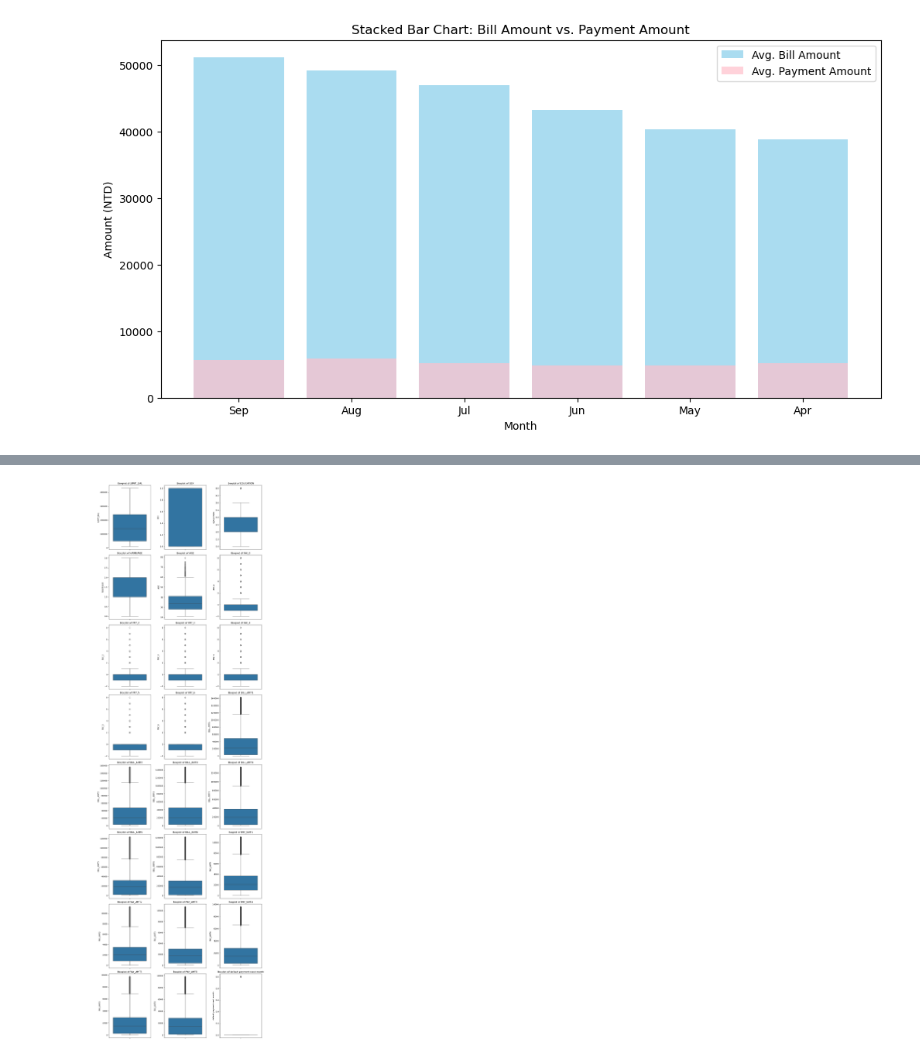
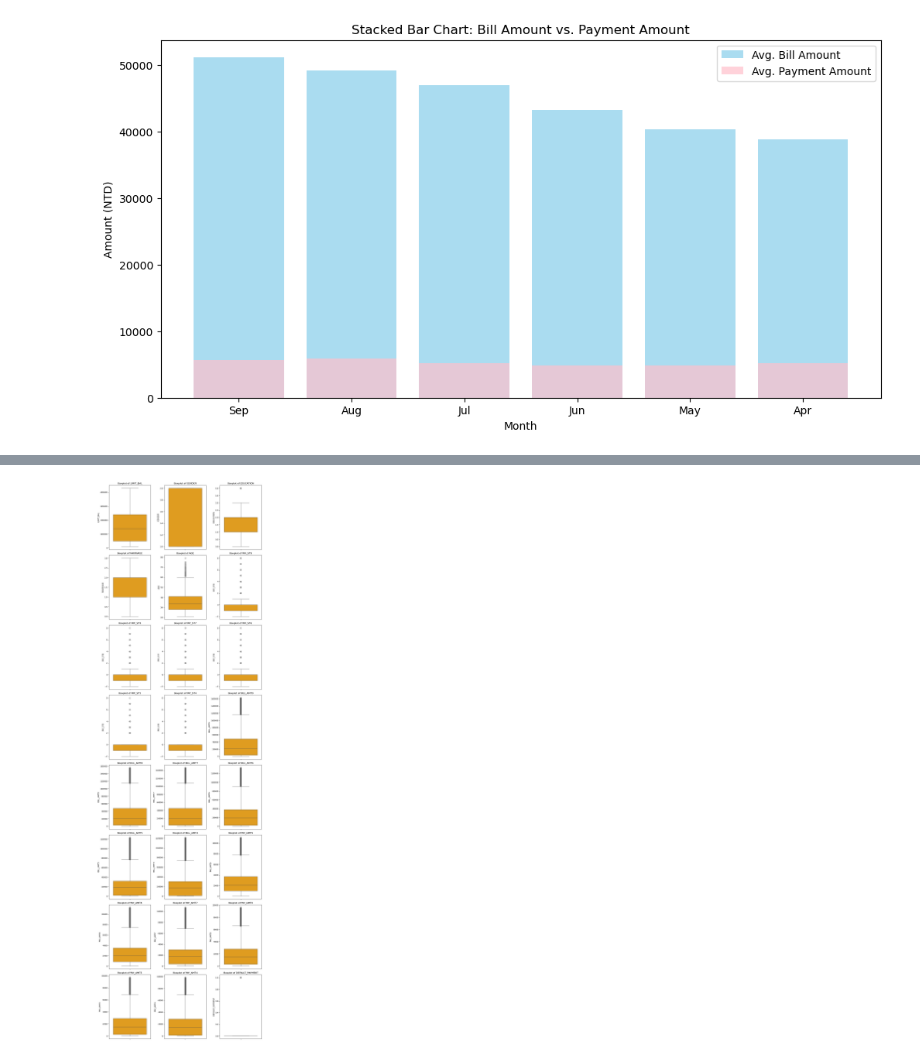
Before and after one commit to Aspyn25/DS_301_Mid_term, a Jupyter notebook: Mid_term.ipynb, the cells around one changed output, grey strips where cells are left out. Drawn from its saved outputs; the diff is of its cells as text; code cells hidden in the pictures.

```diff
--- a/Mid_term.ipynb
+++ b/Mid_term.ipynb
@@ -176,6 +194,3 @@ SEX
 2    18112
 1    11888
 Name: count, dtype: int64
-# %%
-for col in df.columns:
-    print(df[col].value_counts())
@@ -303,7 +300,7 @@ axes = axes.flatten()  # 1D 배열로 변환
 
 # 박스플롯 그리기
 for i, col in enumerate(df.columns):
-    sns.boxplot(data=df[col], ax=axes[i])
+    sns.boxplot(data=df[col], ax=axes[i], color='skyblue')
     axes[i].set_title(f"Boxplot of {col}")
 
 
@@ -352,11 +349,11 @@ default payment next month:  22.12%
 # %%
 # we focused on "default rate" so minus values set the 0.
-for i in range(1,7):
+for i in range(4,10):
     df[f"BILL_AMT{i}"] = df[f"BILL_AMT{i}"].clip(lower=0)
 # %%
 # only numerical data type
-columns = ["BILL_AMT1", "BILL_AMT2", "BILL_AMT3", "BILL_AMT4", "BILL_AMT5", "BILL_AMT6",
-          "PAY_AMT1", "PAY_AMT2", "PAY_AMT3", "PAY_AMT4", "PAY_AMT5", "PAY_AMT6" ]
+columns = ["BILL_AMT9", "BILL_AMT8", "BILL_AMT7", "BILL_AMT6", "BILL_AMT5", "BILL_AMT4",
+          "PAY_AMT9", "PAY_AMT8", "PAY_AMT7", "PAY_AMT6", "PAY_AMT5", "PAY_AMT4" ]
 
 for value in columns:
     df[value] = df[value].astype(float)
@@ -374,27 +371,27 @@ for value in columns:
 # %%
 cols_per_row = 3  # 한 줄에 몇 개의 박스플롯을 표시할지
 num_plots = len(df.columns)  # 전체 컬럼 개수
 num_rows = int(np.ceil(num_plots / cols_per_row))  # 필요한 행 개수
 
 # 서브플롯 생성
 fig, axes = plt.subplots(num_rows, cols_per_row, figsize=(12, 5 * num_rows))
 
 # 1개의 플롯이면 배열 변환
 if num_rows == 1:
     axes = np.array([axes])
 
 axes = axes.flatten()  # 1D 배열로 변환
 
 # 박스플롯 그리기
 for i, col in enumerate(df.columns):
-    sns.boxplot(data=df[col], ax=axes[i])
+    sns.boxplot(data=df[col], ax=axes[i], color='orange')
     axes[i].set_title(f"Boxplot of {col}")
 
 
 plt.tight_layout()
 plt.show()
 # %% [output]
-[figure, old version]
+[figure, new version]
 # %%
 plt.figure(figsize=(16,16))
 sns.heatmap(df.corr(), annot=True, cmap='Reds', fmt='.2f')
```
Also changed, not shown: parts of 27 cells of this notebook.
